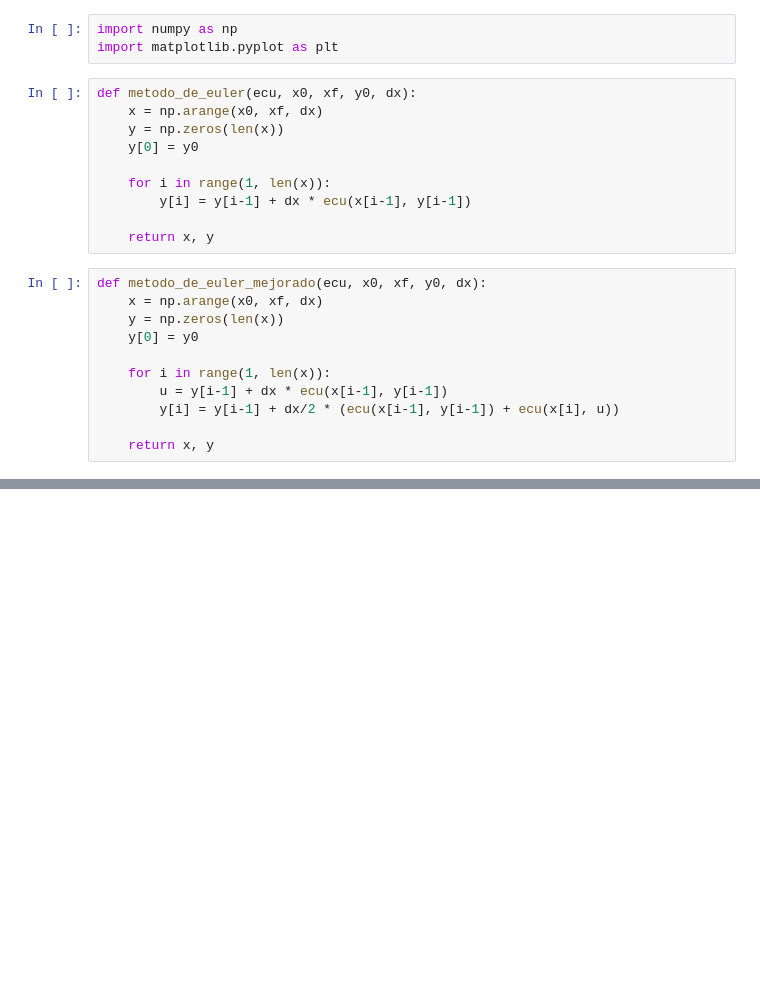
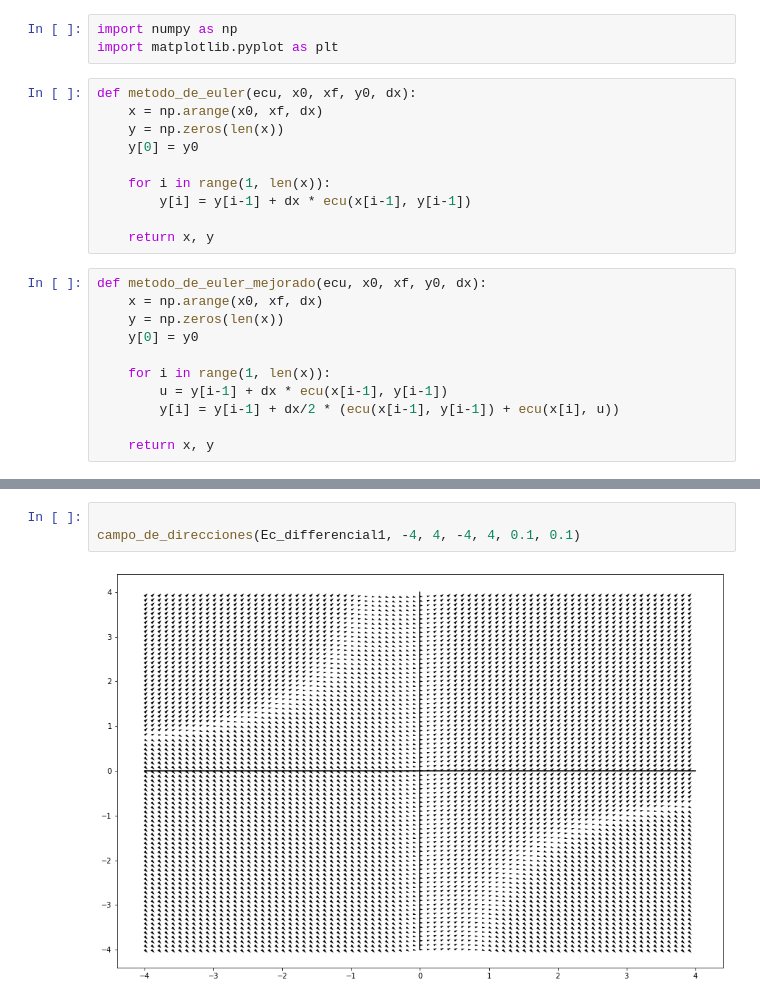
Before and after one commit to niaggar/semillero-quantic, a Jupyter notebook: 03_26-oct-2022.ipynb, the cells around one changed output, grey strips where cells are left out. Drawn from its saved outputs; the diff is of its cells as text; blank space fills up the shorter version.

```diff
--- a/03_26-oct-2022.ipynb
+++ b/03_26-oct-2022.ipynb
@@ -70,0 +122,5 @@ plt.show()
+# %%
+
+campo_de_direcciones(Ec_differencial1, -4, 4, -4, 4, 0.1, 0.1)
+# %% [output]
+[figure, added]
```
Also changed, not shown: parts of 2 cells of this notebook.
